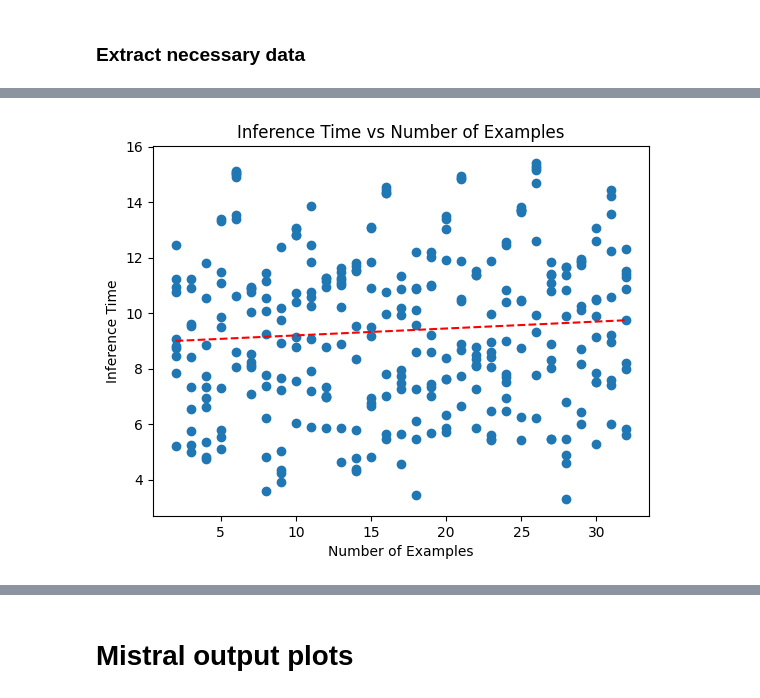
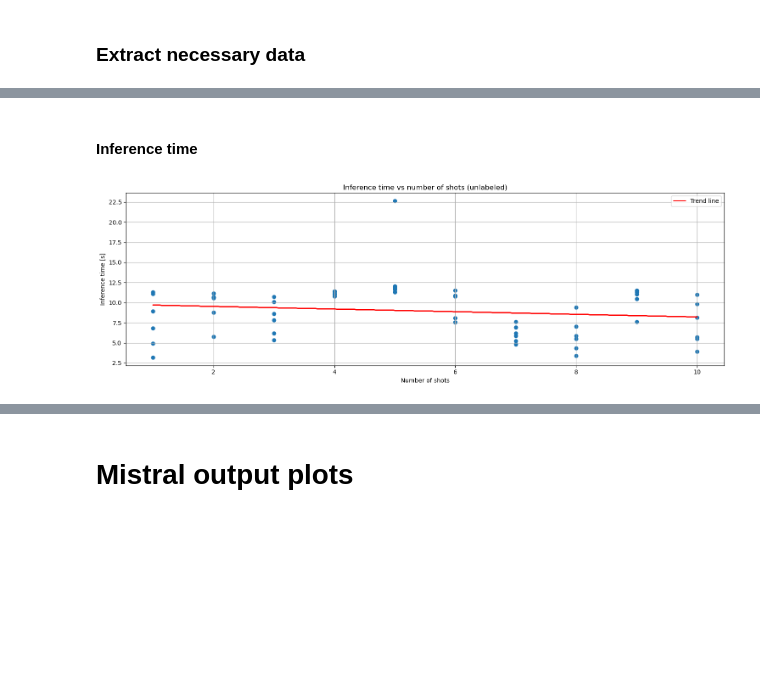
Before and after one commit to stinkyElias/SemReBot2, a Jupyter notebook: testing/mistral/data_plotter_specific.ipynb, the cells around one changed output, grey strips where cells are left out. Saved outputs shown, nothing was run; the diff lists cells and outputs as text; code cells hidden in the pictures; blank space fills up the shorter version.

Commit message:
making plots

```diff
--- a/testing/mistral/data_plotter_specific.ipynb
+++ b/testing/mistral/data_plotter_specific.ipynb
@@ -1,14 +1,15 @@
 # %%
 import re
 import os
-import random
 import matplotlib.pyplot as plt
 import pandas as pd
 import numpy as np
 import seaborn as sns
 
+from collections import Counter
+
 home = os.path.expanduser("~")
-data_dir = os.path.join(home, 'Documents/semantic-robot/testing/mistral')
+data_dir = os.path.join(home, 'Documents/semantic-robot/testing/results')
 # %% [markdown]
 ### Extract necessary data
 # %%
@@ -16,6 +17,7 @@ def extract_data(filename):
     with open(filename) as f:
         content = f.read()
 
+    prompt = re.findall(r'Prompt number\s+:\s+(.+)', content)
     test_sets = re.findall(r'Test set #\s+:\s+(.+)', content)
     number_of_examples = re.findall(r'Number of examples\s+:\s+(.+)', content)
     inference_times = re.findall(r'Inference time \[s\]\s+:\s+(.+)', content)
@@ -29,6 +31,7 @@ def extract_data(filename):
 
     return {
         'model': list(map(str, model)),
+        'prompt': list(map(str, prompt)),
         'test_set': list(map(int, test_sets)),
         'num_examples': list(map(int, number_of_examples)),
         'sliced_output': list(map(str, sliced_output)),
@@ -44,5 +45,4 @@ def extract_data(filename):
 # %%
-num = '5'
+data = extract_data(os.path.join(data_dir, 'mistral_test_results_specific.txt'))
 
-data = extract_data(os.path.join(data_dir, f'mistral_results_4bit_specific_{num}.txt'))
 df = pd.DataFrame(data)
@@ -516,13 +108,22 @@ plt.show()
+# %% [markdown]
+#### Inference time
 # %%
-plt.scatter(data['num_examples'], data['inference_time'])
-plt.xlabel('Number of Examples')
-plt.ylabel('Inference Time')
-plt.title('Inference Time vs Number of Examples')
+fig, ax = plt.subplots(1, 1, figsize=(15, 5))
+
+# Left subplot
+ax.scatter(data['num_examples'], data['inference_time'])
+ax.set_xlabel('Number of shots')
+ax.set_ylabel('Inference time [s]')
+ax.set_title('Inference time vs number of shots')
+ax.grid()
 
 z = np.polyfit(data['num_examples'], data['inference_time'], 1)
 p = np.poly1d(z)
-plt.plot(data['num_examples'], p(data['num_examples']), "r--")
+ax.plot(data['num_examples'], p(data['num_examples']), "r", label='Trend line')
+ax.legend()
 
+plt.tight_layout()
+plt.savefig('inf_time_specific.pdf', format='pdf')
 plt.show()
 # %% [output]
-[figure, old version]
+[figure, new version]
```
Also changed, not shown: parts of 35 cells of this notebook, 33 other files.
